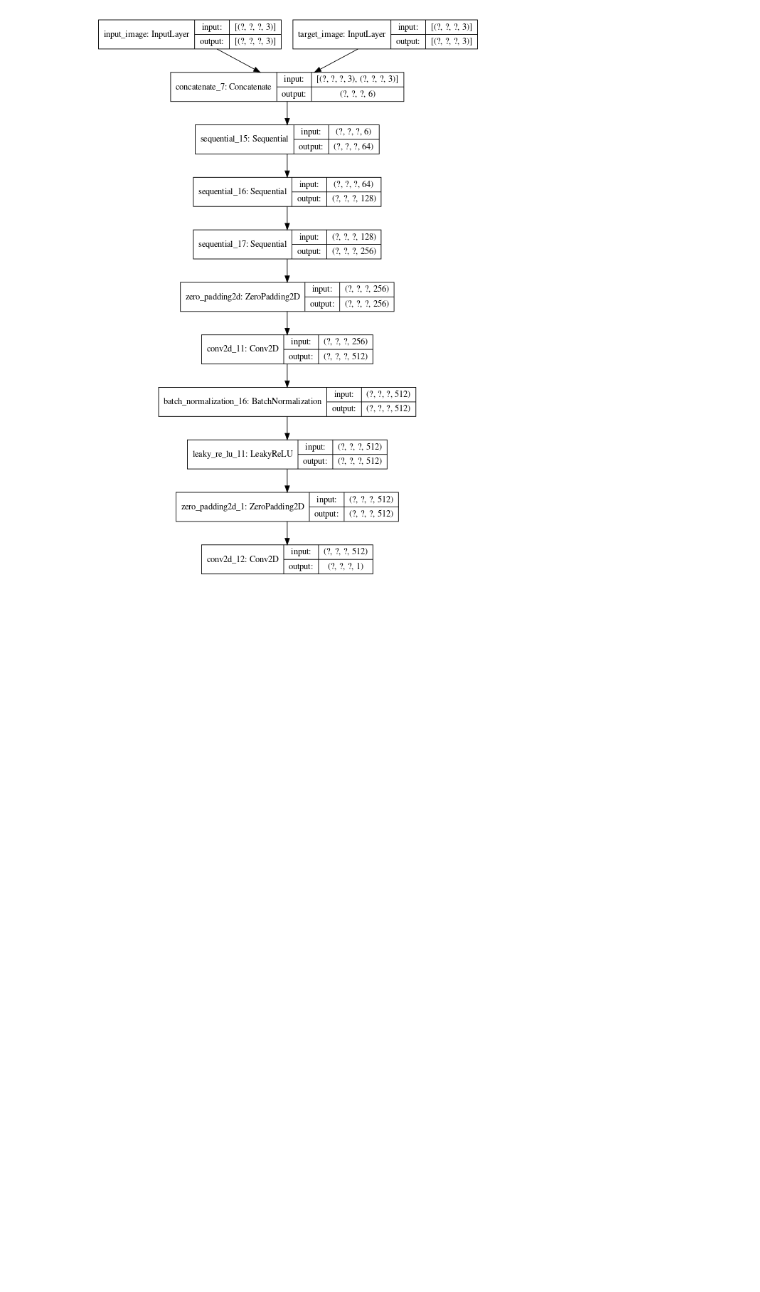
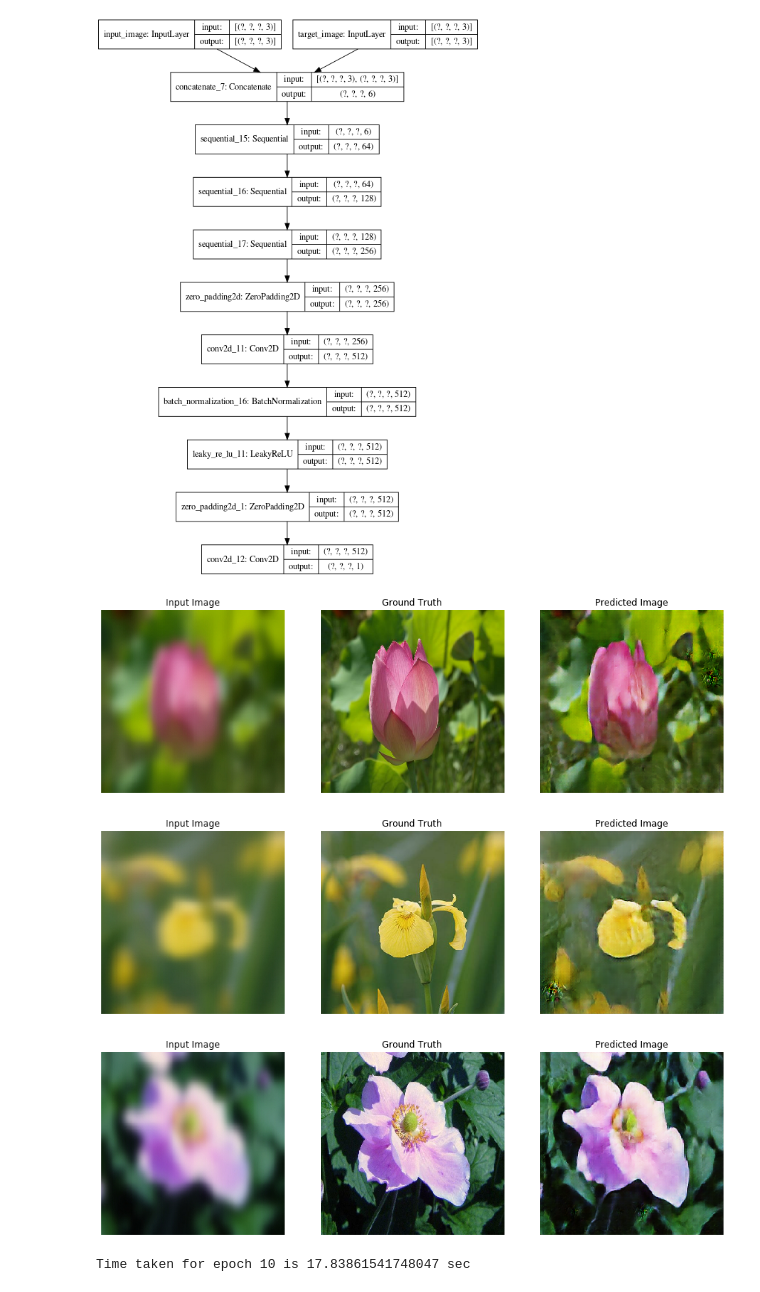
Before and after one commit to penserbjorne/face2face, a Jupyter notebook: face2face.ipynb, the cells around one changed output. Saved outputs shown, nothing was run; the diff lists cells and outputs as text; code cells hidden in the pictures; blank space fills up the shorter version.

```diff
--- a/face2face.ipynb
+++ b/face2face.ipynb
@@ -555,4 +555,12 @@ def train(dataset, epochs):
         print ('Time taken for epoch {} is {} sec\n'.format(epoch + 1, time.time()-start))
 
     checkpoint.save(file_prefix = checkpoint_prefix)
+# %%
+# Veamos que funciona
+train(train_dataset, 10)
+# %% [output]
+[figure, added]
+[figure, added]
+[figure, added]
+Time taken for epoch 10 is 17.83861541748047 sec
 # %%
```
Also changed, not shown: parts of 2 cells of this notebook, 1 other file.
